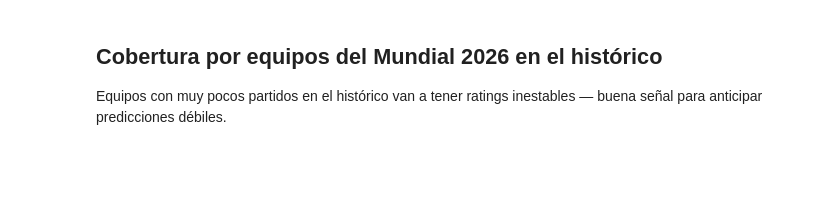
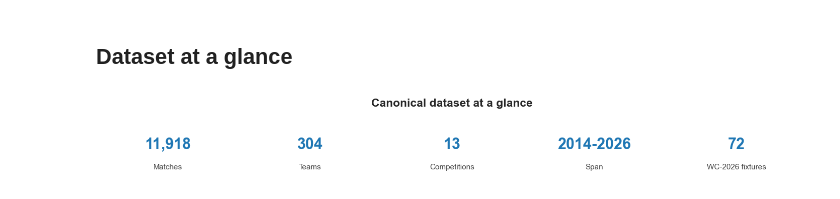
Before and after one commit to DSarceno/Portfolio, a Jupyter notebook: WorldCupPredictions/fifa-world-cup-2026-quiniela-v2/notebooks/01_exploration.ipynb, the cells around one changed output. Drawn from its saved outputs; the diff is of its cells as text; code cells hidden in the pictures; blank space fills up the shorter version.

```diff
--- a/WorldCupPredictions/fifa-world-cup-2026-quiniela-v2/notebooks/01_exploration.ipynb
+++ b/WorldCupPredictions/fifa-world-cup-2026-quiniela-v2/notebooks/01_exploration.ipynb
@@ -7,15 +11,18 @@ Recorrido por la tabla canónica `data/interim/matches_unified.csv`: distribuci
 # %%
-import sys
-from pathlib import Path
+import nb_style as nbs
+nbs.apply_theme()
 
-ROOT = Path('..').resolve()
-if str(ROOT) not in sys.path:
-    sys.path.insert(0, str(ROOT))
-
+import numpy as np
 import pandas as pd
 import matplotlib.pyplot as plt
+import seaborn as sns
 
 from src.data.data_loader import DataLoader
 
-pd.set_option('display.max_columns', None)
-pd.set_option('display.width', 160)
+pd.set_option("display.max_columns", None)
+pd.set_option("display.width", 160)
+
+matches = DataLoader().load_matches()
+matches["date"] = pd.to_datetime(matches["date"], errors="coerce")
+matches["year"] = matches["date"].dt.year
+print(f"{len(matches):,} matches loaded.")
@@ -84,4 +30,0 @@ if 'group' in wc2026.columns:
-# %% [markdown]
-## Cobertura por equipos del Mundial 2026 en el histórico
-
-Equipos con muy pocos partidos en el histórico van a tener ratings inestables — buena señal para anticipar predicciones débiles.
@@ -103,0 +31,14 @@ if 'group' in wc2026.columns and len(group_teams) > 0:
+# %% [markdown]
+## Dataset at a glance
+# %%
+n_wc26 = matches[(matches["competition"] == "WC") & (matches["year"] == 2026)].shape[0]
+n_teams = pd.concat([matches["team_a"], matches["team_b"]]).nunique()
+nbs.kpi_header([
+    ("Matches", f"{len(matches):,}"),
+    ("Teams", f"{n_teams}"),
+    ("Competitions", f"{matches['competition'].nunique()}"),
+    ("Span", f"{matches['year'].min()}-{matches['year'].max()}"),
+    ("WC-2026 fixtures", f"{n_wc26}"),
+], title="Canonical dataset at a glance")
+# %% [output]
+[figure, added]
```
Also changed, not shown: parts of 26 cells of this notebook, 10 other files.
